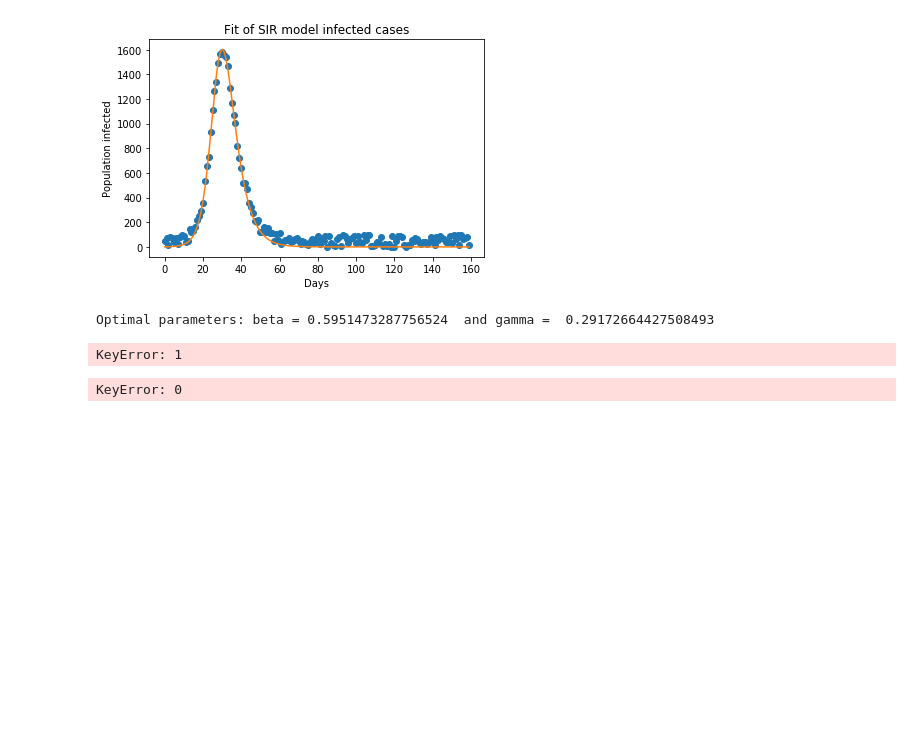
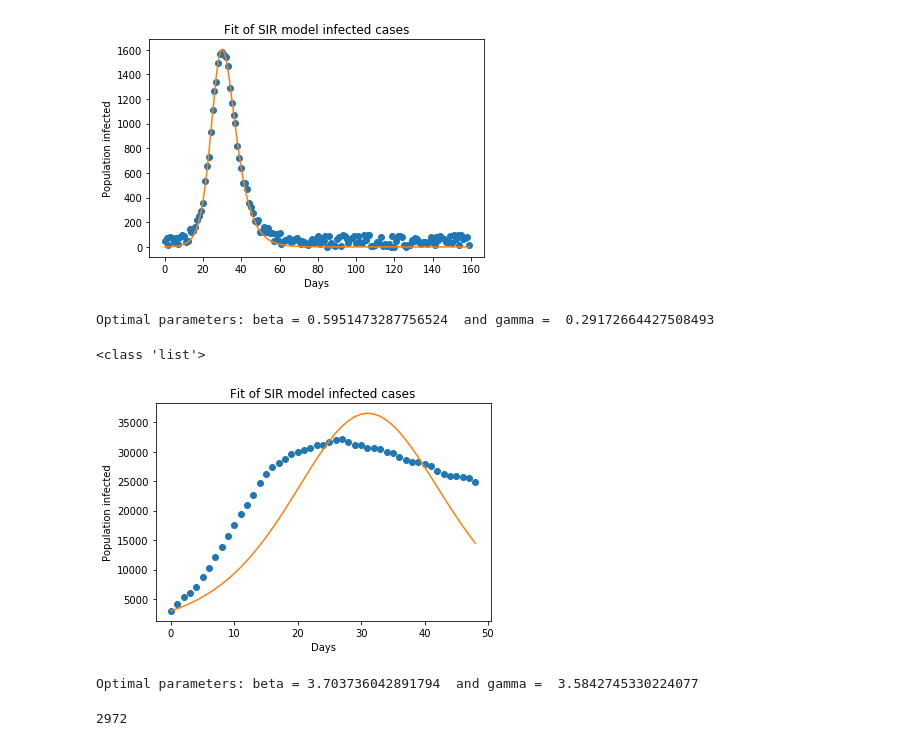
Before and after one commit to m-almatary/projetCovid, a Jupyter notebook: data/FR/covid.ipynb, the cells around one changed output. Drawn from its saved outputs; the diff is of its cells as text; code cells hidden in the pictures; blank space fills up the shorter version.

Commit message:
rajout du fit sur data réels

```diff
--- a/data/FR/covid.ipynb
+++ b/data/FR/covid.ipynb
@@ -236,46 +236,48 @@ Optimal parameters: beta = 0.5951473287756524  and gamma =  0.29172664427508493
 # %%
 
 # fitg sur données synthetique sans bruit
-infected = data[data.sexe==0].groupby(['jour']).agg({'hosp':['sum']})["hosp"]
+infected = list((data[data.sexe==0]).groupby(['jour'])["hosp"].sum())
+
 print(type(infected))
 
-newN = 10000 #comme celui d'avant
-expectedBeta = 0.6
-expectedGama = 3./10
+newN = 64000000 #comme celui d'avant
 
 # Initial number of infected and recovered individuals, I0 and R0.
-I0, R0 = infected["hosp"][0], 0
+I0, R0 = infected[0], 0
 # Everyone else, S0, is susceptible to infection initially.
 S0 = newN - I0 - R0
 
-x = [i for i in range (0,len(infected["hosp"]))]
-y = infected +np.random.randint(100, size=len(infected["hosp"]))
+x = [i for i in range (0,len(infected))]
+y = infected +np.random.randint(100, size=len(infected))
 
 
 def sir_model(y, x, betas, gammas):
     sus = -betas * y[0] * y[1] / newN
     rec = gammas * y[1]
     inf = -(sus + rec)
     return sus, inf, rec
 
 def fit_odeint(x, betas, gammas):
     return integrate.odeint(sir_model, (S0, I0, R0), x, args=(betas, gammas))[:,1]
 
 popt, pcov = optimize.curve_fit(fit_odeint, x, y)
 fitted = fit_odeint(x, *popt)
 
 
 plt.plot(x, y, 'o')
 plt.plot(x, fitted)
 plt.title("Fit of SIR model infected cases")
 plt.ylabel("Population infected")
 plt.xlabel("Days")
 plt.show()
 print("Optimal parameters: beta =", popt[0], " and gamma = ", popt[1])
 # %% [output]
-KeyError: 1
+<class 'list'>
+[figure, added]
+Optimal parameters: beta = 3.703736042891794  and gamma =  3.5842745330224077
 # %%
-infected = data[data.sexe==0].groupby(['jour']).agg({'hosp':['sum']}).hosp
-print(infected[0])
+infected = list((data[data.sexe==0]).groupby(['jour'])["hosp"].sum())
-# %% [output]
-KeyError: 0
+# %%
+print(infected[0])
+# %% [output]
+2972
```
